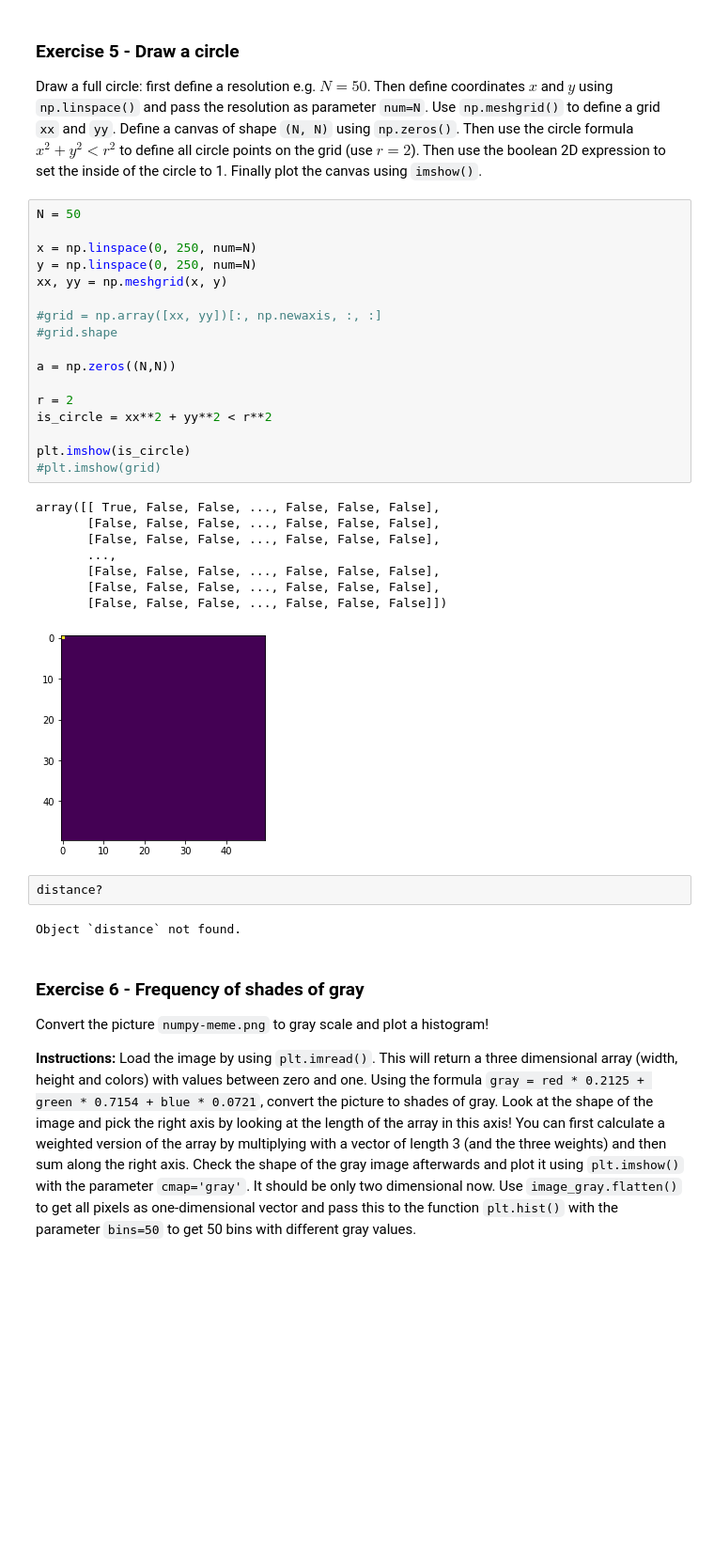
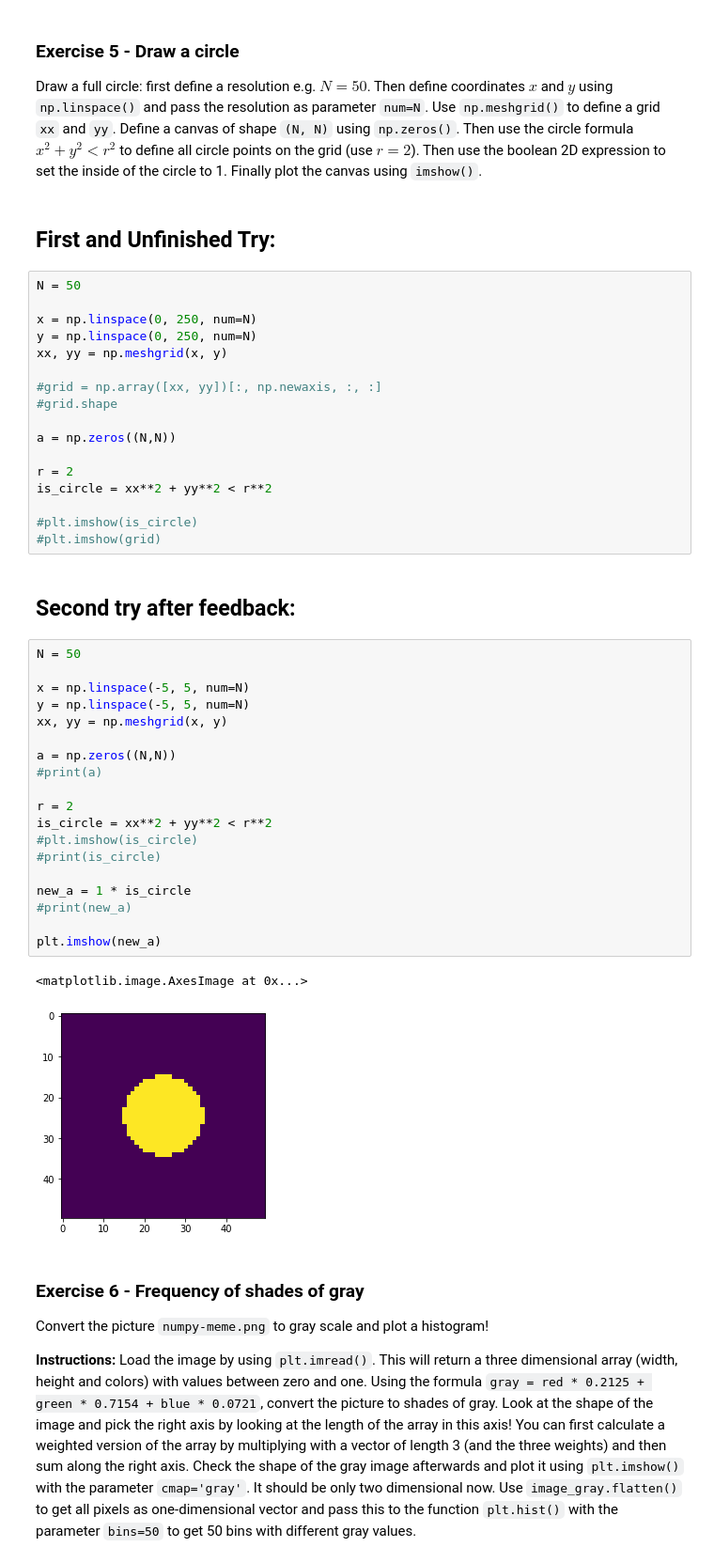
Before and after one commit to adob360/homework-scientific-computing, a Jupyter notebook: homework05-numpy-scipy/homework05_together.ipynb, the cells around one changed output. Shown at 94% size. Cells and saved outputs as stored; diff of their text form; blank space fills up the shorter version.

Commit message:
I finished exercise 5 after the feedback.

```diff
--- a/homework05-numpy-scipy/homework05_together.ipynb
+++ b/homework05-numpy-scipy/homework05_together.ipynb
@@ -268,6 +268,8 @@ plt.imshow(canvas, cmap='gray')
 ### Exercise 5 - Draw a circle
 
 Draw a full circle: first define a resolution e.g. $N=50$. Then define coordinates $x$ and $y$ using `np.linspace()` and pass the resolution as parameter `num=N`. Use `np.meshgrid()` to define a grid `xx` and `yy`. Define a canvas of shape `(N, N)` using `np.zeros()`. Then use the circle formula $x^2 + y^2 < r^2$ to define all circle points on the grid (use $r=2$). Then use the boolean 2D expression to set the inside of the circle to 1. Finally plot the canvas using `imshow()`.
+# %% [markdown]
+## First and Unfinished Try:
 # %%
 N = 50
 
@@ -283,21 +285,32 @@ a = np.zeros((N,N))
 r = 2
 is_circle = xx**2 + yy**2 < r**2
 
-plt.imshow(is_circle)
+#plt.imshow(is_circle)
 #plt.imshow(grid)
-# %% [output]
-array([[ True, False, False, ..., False, False, False],
-       [False, False, False, ..., False, False, False],
-       [False, False, False, ..., False, False, False],
-       ...,
-       [False, False, False, ..., False, False, False],
-       [False, False, False, ..., False, False, False],
-       [False, False, False, ..., False, False, False]])
-[figure, removed]
-# %%
-distance?
-# %% [output]
-Object `distance` not found.
+# %% [markdown]
+## Second try after feedback:
+# %%
+N = 50
+
+x = np.linspace(-5, 5, num=N)
+y = np.linspace(-5, 5, num=N)
+xx, yy = np.meshgrid(x, y)
+
+a = np.zeros((N,N))
+#print(a)
+
+r = 2
+is_circle = xx**2 + yy**2 < r**2
+#plt.imshow(is_circle)
+#print(is_circle)
+
+new_a = 1 * is_circle
+#print(new_a)
+
+plt.imshow(new_a)
+# %% [output]
+<matplotlib.image.AxesImage at 0x...>
+[figure, added]
 # %% [markdown]
 ### Exercise 6 - Frequency of shades of gray
 
```
